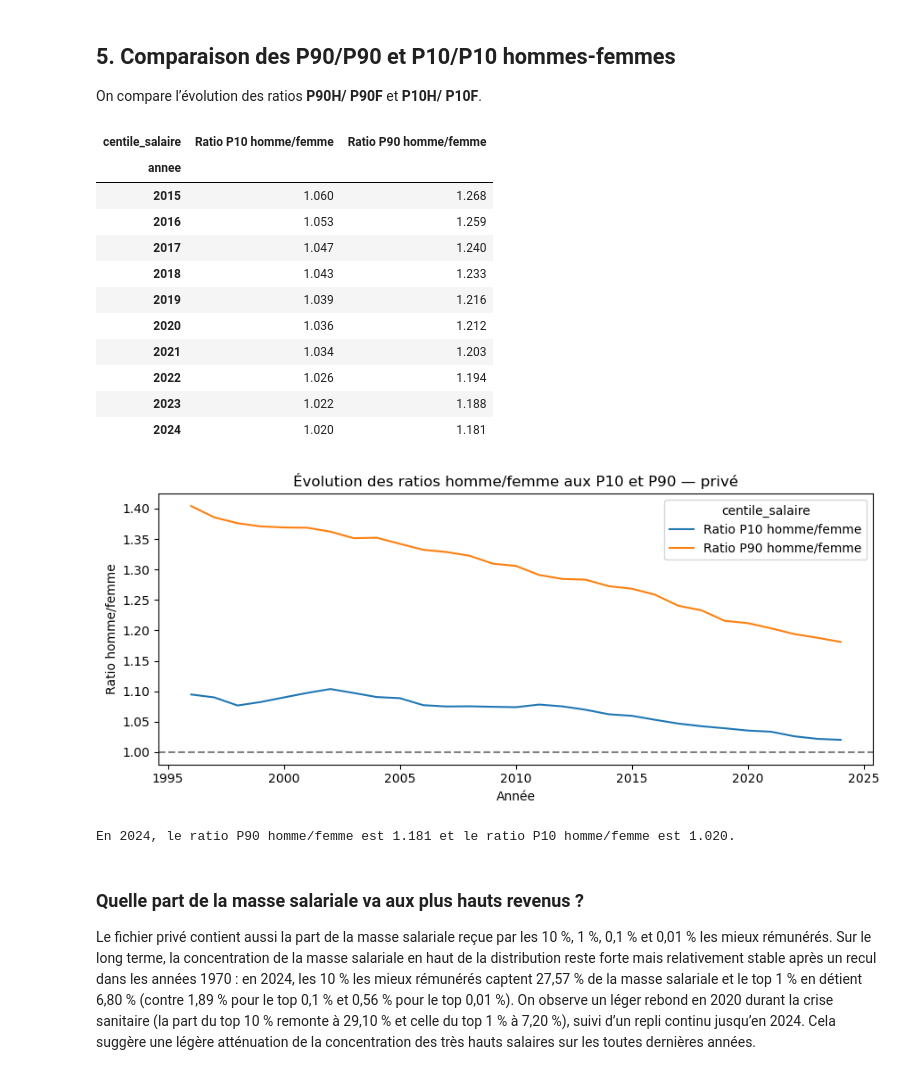
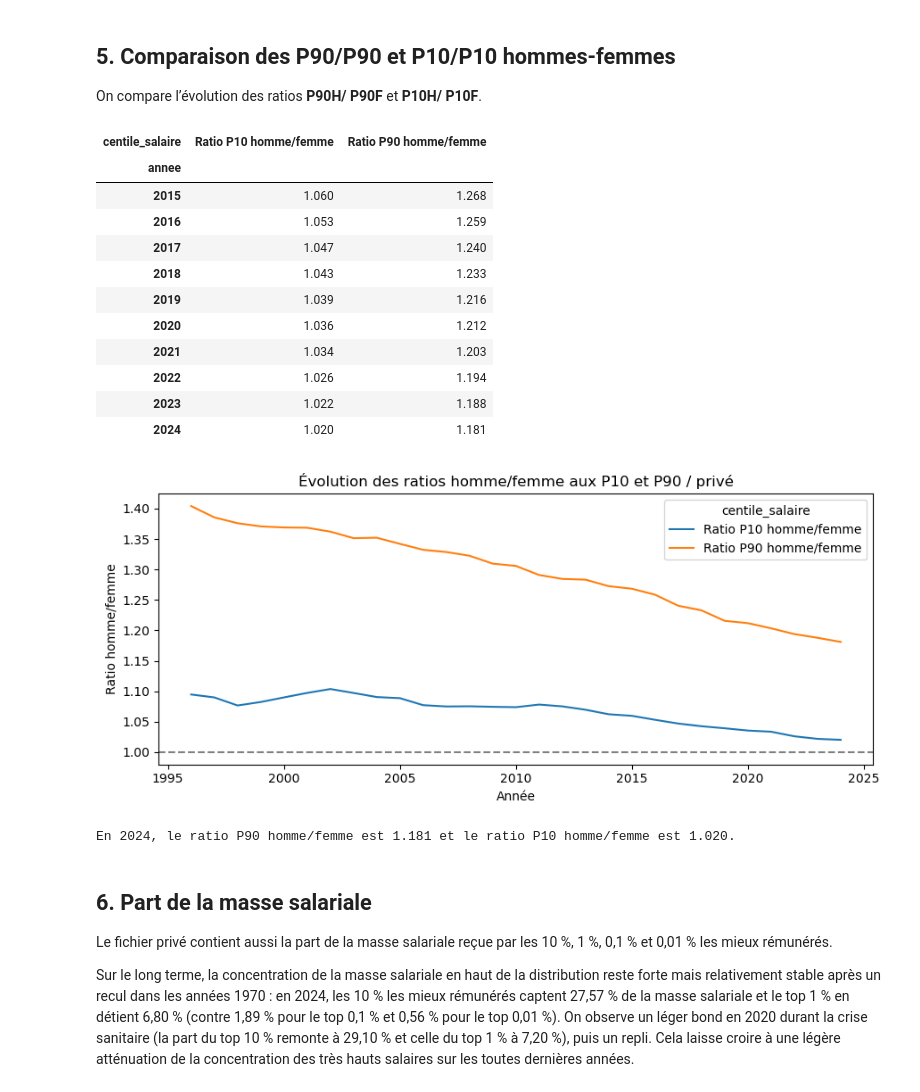
Before and after one commit to YanisY-stack/ProjetPython, a Jupyter notebook: Statistiques_descriptives.ipynb, the cells around one changed output. Saved outputs shown, nothing was run; the diff lists cells and outputs as text; code cells hidden in the pictures.

```diff
--- a/Statistiques_descriptives.ipynb
+++ b/Statistiques_descriptives.ipynb
@@ -423,41 +421,42 @@ salaires_p10_p90_pivot['Ratio Homme/Femme'] = (
 ratios_p10_p90_sexe = salaires_p10_p90_pivot['Ratio Homme/Femme'].unstack(
     'centile_salaire'
 ).rename(columns={P10: 'Ratio P10 homme/femme', P90: 'Ratio P90 homme/femme'})
 
 display(ratios_p10_p90_sexe.tail(10).style.format('{:.3f}'))
 ratios_p10_p90_sexe.plot(figsize=(9, 4))
 plt.axhline(1, color='gray', linestyle='--')
-plt.title('Évolution des ratios homme/femme aux P10 et P90 — privé')
+plt.title('Évolution des ratios homme/femme aux P10 et P90 / privé')
 plt.xlabel('Année')
 plt.ylabel('Ratio homme/femme')
 plt.tight_layout()
 plt.show()
 
 print(
     f"En {ratios_p10_p90_sexe.index.max()}, le ratio P90 homme/femme est "
     f"{ratios_p10_p90_sexe['Ratio P90 homme/femme'].iloc[-1]:.3f} et le ratio "
     f"P10 homme/femme est {ratios_p10_p90_sexe['Ratio P10 homme/femme'].iloc[-1]:.3f}."
 )
 # %% [output]
 | centile_salaire | Ratio P10 homme/femme | Ratio P90 homme/femme |
 | annee |  |  |
 | 2015 | 1.060 | 1.268 |
 | 2016 | 1.053 | 1.259 |
 | 2017 | 1.047 | 1.240 |
 | 2018 | 1.043 | 1.233 |
 | 2019 | 1.039 | 1.216 |
 | 2020 | 1.036 | 1.212 |
 | 2021 | 1.034 | 1.203 |
 | 2022 | 1.026 | 1.194 |
 | 2023 | 1.022 | 1.188 |
 | 2024 | 1.020 | 1.181 |
-[figure, old version]
+[figure, new version]
 En 2024, le ratio P90 homme/femme est 1.181 et le ratio P10 homme/femme est 1.020.
 # %% [markdown]
-### Quelle part de la masse salariale va aux plus hauts revenus ?
+## 6. Part de la masse salariale
 
 Le fichier privé contient aussi la part de la masse salariale reçue par les 10 %, 1 %, 0,1 % et 0,01 % les mieux rémunérés.
-Sur le long terme, la concentration de la masse salariale en haut de la distribution reste forte mais relativement stable après un recul dans les années 1970 : en 2024, les 10 % les mieux rémunérés captent 27,57 % de la masse salariale et le top 1 % en détient 6,80 % (contre 1,89 % pour le top 0,1 % et 0,56 % pour le top 0,01 %). On observe un léger rebond en 2020 durant la crise sanitaire (la part du top 10 % remonte à 29,10 % et celle du top 1 % à 7,20 %), suivi d’un repli continu jusqu’en 2024. Cela suggère une légère atténuation de la concentration des très hauts salaires sur les toutes dernières années.
+
+Sur le long terme, la concentration de la masse salariale en haut de la distribution reste forte mais relativement stable après un recul dans les années 1970 : en 2024, les 10 % les mieux rémunérés captent 27,57 % de la masse salariale et le top 1 % en détient 6,80 % (contre 1,89 % pour le top 0,1 % et 0,56 % pour le top 0,01 %). On observe un léger bond en 2020 durant la crise sanitaire (la part du top 10 % remonte à 29,10 % et celle du top 1 % à 7,20 %), puis un repli. Cela laisse croire à une légère atténuation de la concentration des très hauts salaires sur les toutes dernières années.
 # %%
 part_top = garder_ensemble_des_autres_dimensions(prive)
 part_top = part_top[
```
Also changed, not shown: parts of 9 cells of this notebook.
